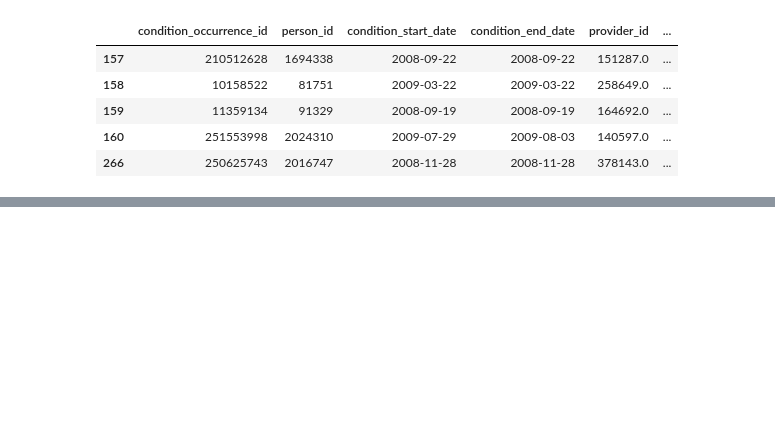
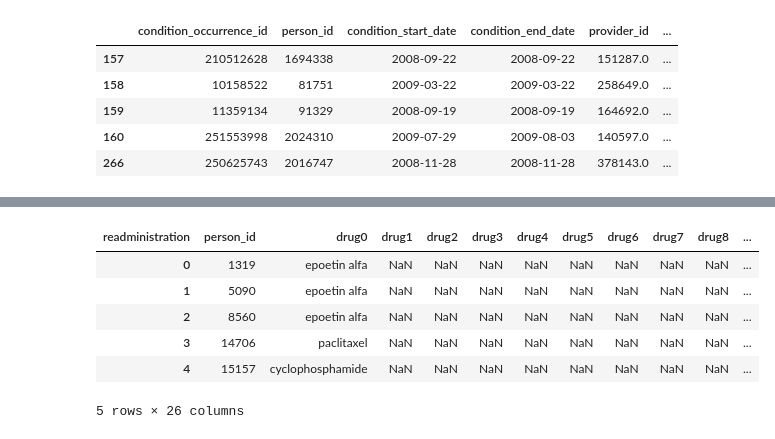
Before and after one commit to kees911/clinical-dashboard-ux-dissertation, a Jupyter notebook: dash/dash-notebooks/breast-cancer-frames.ipynb, the cells around one changed output, grey strips where cells are left out. Drawn from its saved outputs; the diff is of its cells as text; code cells hidden in the pictures; blank space fills up the shorter version.

```diff
--- a/dash/dash-notebooks/breast-cancer-frames.ipynb
+++ b/dash/dash-notebooks/breast-cancer-frames.ipynb
@@ -76,0 +155,36 @@ condition_occurrence_labelled.head()
+# %%
+#reduce DF down to relevant variables for the visualization
+small = drug_persons[['person_id', 'drug_exposure_start_date', 'drug_concept_label', 'drug_exposure_year', 'gender_concept_label', 'age_at_treatment', 'cond_0', 'cond_1', 'cond_2', 'cond_3']]
+#small = pd.merge(small, cond_pivot, on='person_id', how='left')
+#small = small.dropna()
+small = small.drop_duplicates()
+small_sorted = small.sort_values('drug_concept_label')
+#small['drug_concept_label'] = small_sorted.groupby(['person_id', 'drug_exposure_start_date'])['drug_concept_label'].transform(lambda x : ' & '.join(x))
+#small.head()
+small_nodup = small_sorted.drop_duplicates()
+#small_nodup['drug_concept_label']=small_nodup['drug_concept_label'].str.replace('& ', '&<br>')
+# %%
+# add new variable for every new drug administration per person
+readministrations = pd.Series(np.zeros(len(small_nodup),dtype=int),index=small_nodup.index)
+# %%
+# Loop through all unique ids
+all_id = small_nodup['person_id'].unique()
+id_administrations = {}
+for pid in all_id:
+    # These are all the times a patient with a given ID has had surgery
+    patient = small_nodup.loc[small_nodup['person_id']==pid]
+    administrations_sorted = pd.to_datetime(patient['drug_exposure_start_date'], format='%Y-%m-%d').sort_values()
+
+# This checks if the previous surgery was longer than 180 days ago
+    frequency = administrations_sorted.diff()<dt.timedelta(days=6000)
+
+    # Compute the readmission
+    n_administrations = [0]
+    for v in frequency.values[1:]:
+       n_administrations.append((n_administrations[-1]+1)*v)
+
+    # Add these value to the time series
+    readministrations.loc[administrations_sorted.index] = n_administrations
+
+small_nodup['readministration'] = readministrations
+#small_nodup['drug_concept_label'] = small_nodup['drug_concept_label'] + (small_nodup['readministration'].apply(lambda x: x*' '))
@@ -76,0 +226,17 @@ condition_occurrence_labelled.head()
+# %%
+#pivot the DF from long to wide
+pivoted = small_nodup.pivot(index='person_id', columns='readministration', values='drug_concept_label').reset_index()
+# add the prefix 'drug' to every instance
+prefixed = pivoted.add_prefix('drug')
+#remove the word 'drug' from other variables
+df = prefixed.rename(columns={"drugperson_id": "person_id", "readministration":"index"})
+# %%
+df.head()
+# %% [output]
+| readministration | person_id | drug0 | drug1 | drug2 | drug3 | drug4 | drug5 | drug6 | drug7 | drug8 | ... |
+| 0 | 1319 | epoetin alfa | NaN | NaN | NaN | NaN | NaN | NaN | NaN | NaN | ... |
+| 1 | 5090 | epoetin alfa | NaN | NaN | NaN | NaN | NaN | NaN | NaN | NaN | ... |
+| 2 | 8560 | epoetin alfa | NaN | NaN | NaN | NaN | NaN | NaN | NaN | NaN | ... |
+| 3 | 14706 | paclitaxel | NaN | NaN | NaN | NaN | NaN | NaN | NaN | NaN | ... |
+| 4 | 15157 | cyclophosphamide | NaN | NaN | NaN | NaN | NaN | NaN | NaN | NaN | ... |
+5 rows × 26 columns
```
Also changed, not shown: parts of 20 cells of this notebook, 4 other files.
